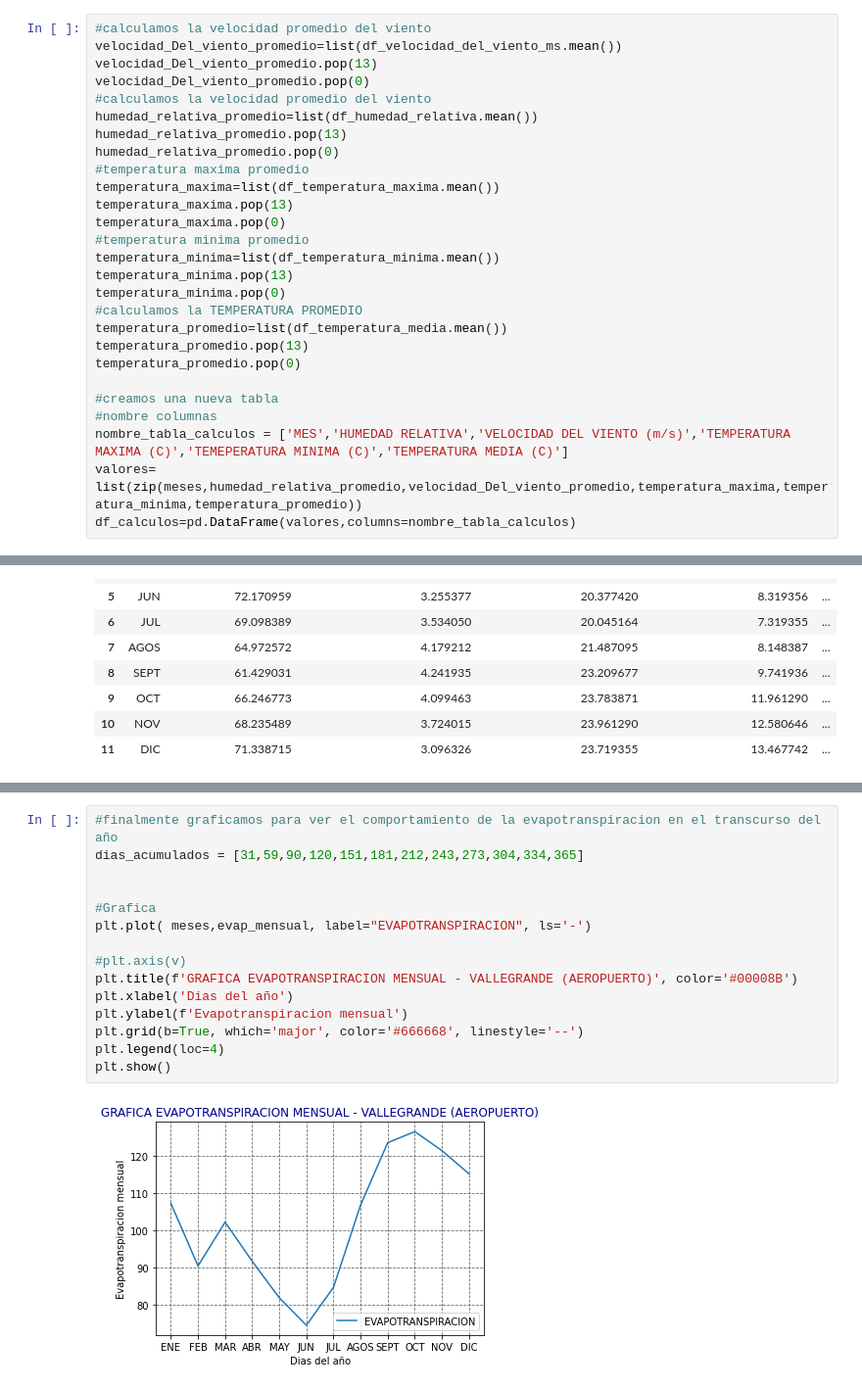
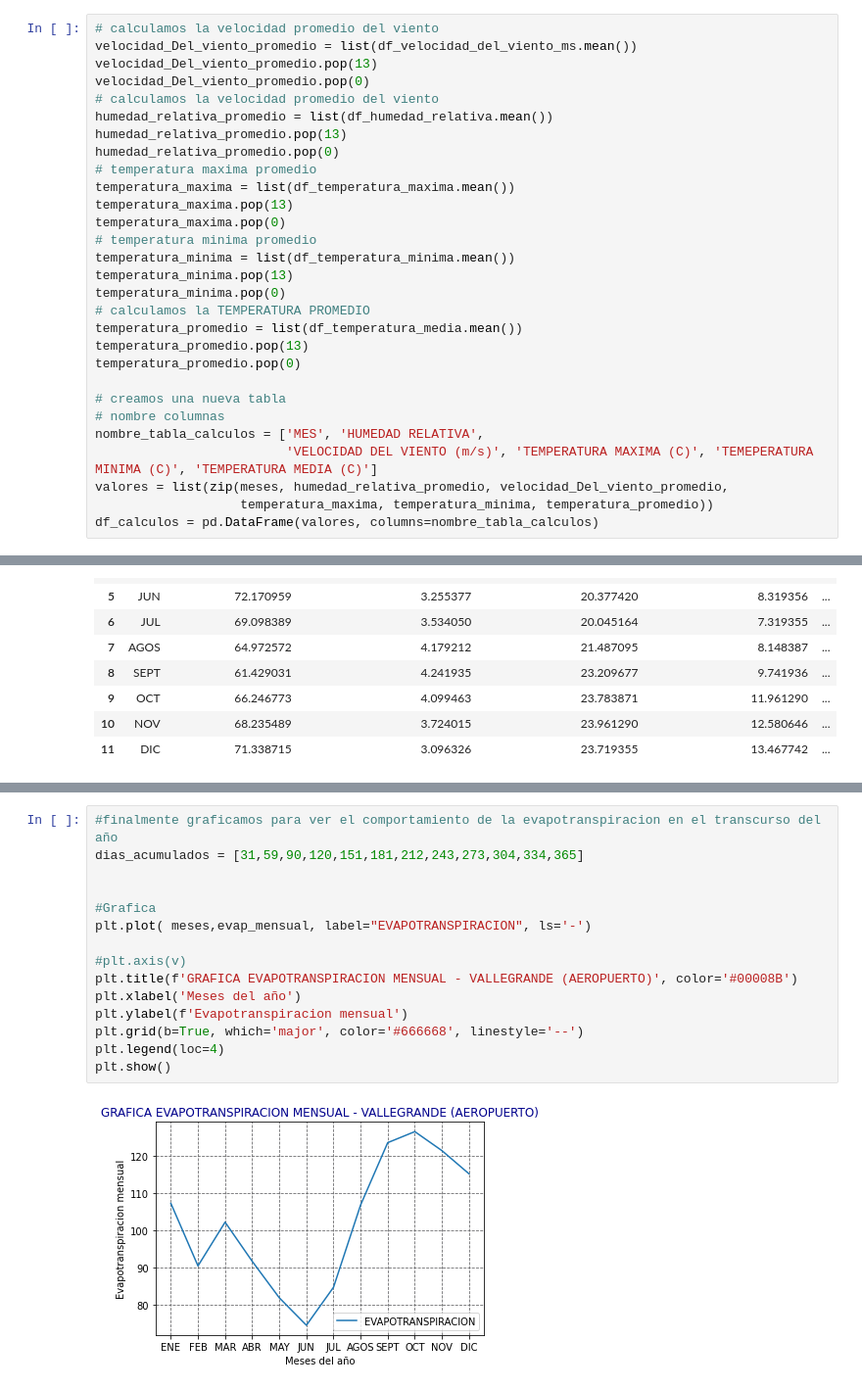
Before and after one commit to thonyblaz/evapotranspiracion, a Jupyter notebook: metodo_eto.ipynb, the cells around one changed output, grey strips where cells are left out. Shown at 98% size. Saved outputs shown, nothing was run; the diff lists cells and outputs as text.

```diff
--- a/metodo_eto.ipynb
+++ b/metodo_eto.ipynb
@@ -291,32 +292,34 @@ df_datos
 | 10 | NOV | 40.974 | 12.925 | 4.91150 |
 | 11 | DIC | 41.798 | 13.125 | 3.93750 |
 # %%
-#calculamos la velocidad promedio del viento
-velocidad_Del_viento_promedio=list(df_velocidad_del_viento_ms.mean())
+# calculamos la velocidad promedio del viento
+velocidad_Del_viento_promedio = list(df_velocidad_del_viento_ms.mean())
 velocidad_Del_viento_promedio.pop(13)
 velocidad_Del_viento_promedio.pop(0)
-#calculamos la velocidad promedio del viento
-humedad_relativa_promedio=list(df_humedad_relativa.mean())
+# calculamos la velocidad promedio del viento
+humedad_relativa_promedio = list(df_humedad_relativa.mean())
 humedad_relativa_promedio.pop(13)
 humedad_relativa_promedio.pop(0)
-#temperatura maxima promedio
-temperatura_maxima=list(df_temperatura_maxima.mean())
+# temperatura maxima promedio
+temperatura_maxima = list(df_temperatura_maxima.mean())
 temperatura_maxima.pop(13)
 temperatura_maxima.pop(0)
-#temperatura minima promedio
-temperatura_minima=list(df_temperatura_minima.mean())
+# temperatura minima promedio
+temperatura_minima = list(df_temperatura_minima.mean())
 temperatura_minima.pop(13)
 temperatura_minima.pop(0)
-#calculamos la TEMPERATURA PROMEDIO
-temperatura_promedio=list(df_temperatura_media.mean())
+# calculamos la TEMPERATURA PROMEDIO
+temperatura_promedio = list(df_temperatura_media.mean())
 temperatura_promedio.pop(13)
 temperatura_promedio.pop(0)
 
-#creamos una nueva tabla
-#nombre columnas
-nombre_tabla_calculos = ['MES','HUMEDAD RELATIVA','VELOCIDAD DEL VIENTO (m/s)','TEMPERATURA MAXIMA (C)','TEMEPERATURA MINIMA (C)','TEMPERATURA MEDIA (C)']
-valores= list(zip(meses,humedad_relativa_promedio,velocidad_Del_viento_promedio,temperatura_maxima,temperatura_minima,temperatura_promedio))
-df_calculos=pd.DataFrame(valores,columns=nombre_tabla_calculos)
+# creamos una nueva tabla
+# nombre columnas
+nombre_tabla_calculos = ['MES', 'HUMEDAD RELATIVA',
+                         'VELOCIDAD DEL VIENTO (m/s)', 'TEMPERATURA MAXIMA (C)', 'TEMEPERATURA MINIMA (C)', 'TEMPERATURA MEDIA (C)']
+valores = list(zip(meses, humedad_relativa_promedio, velocidad_Del_viento_promedio,
+                   temperatura_maxima, temperatura_minima, temperatura_promedio))
+df_calculos = pd.DataFrame(valores, columns=nombre_tabla_calculos)
 # %%
 #Calculos
 #Calculo de la velocidad u2 (m/s)
@@ -433,17 +436,17 @@ df_EVAP
 # %%
 #finalmente graficamos para ver el comportamiento de la evapotranspiracion en el transcurso del año
 dias_acumulados = [31,59,90,120,151,181,212,243,273,304,334,365]
 
 
 #Grafica
 plt.plot( meses,evap_mensual, label="EVAPOTRANSPIRACION", ls='-')
 
 #plt.axis(v)
 plt.title(f'GRAFICA EVAPOTRANSPIRACION MENSUAL - VALLEGRANDE (AEROPUERTO)', color='#00008B')
-plt.xlabel('Dias del año')
+plt.xlabel('Meses del año')
 plt.ylabel(f'Evapotranspiracion mensual')
 plt.grid(b=True, which='major', color='#666668', linestyle='--')
 plt.legend(loc=4)
 plt.show()
 # %% [output]
-[figure, old version]
+[figure, new version]
```
Also changed, not shown: parts of 12 cells of this notebook.
